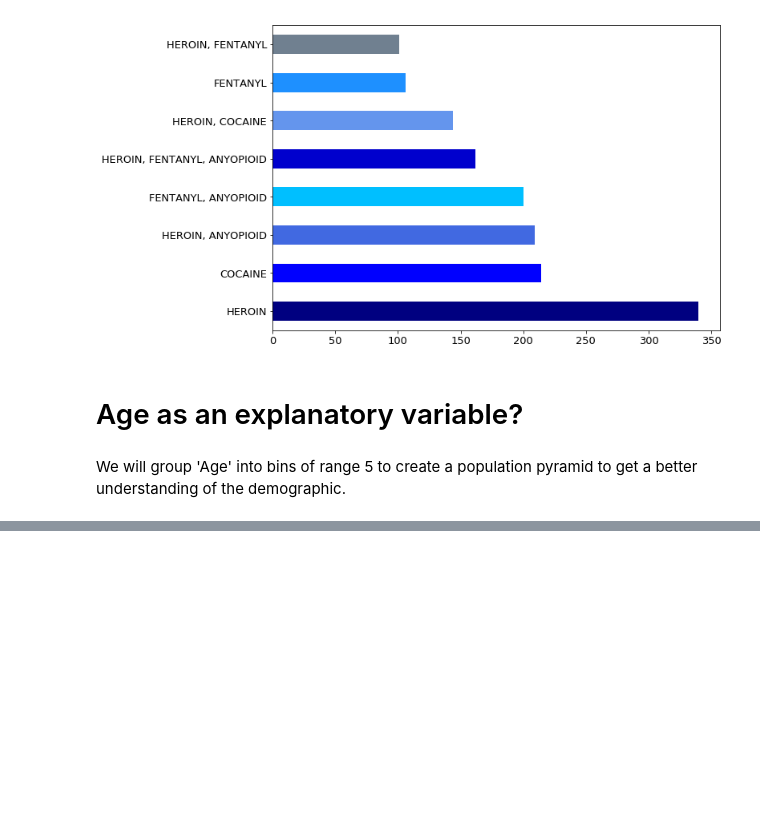
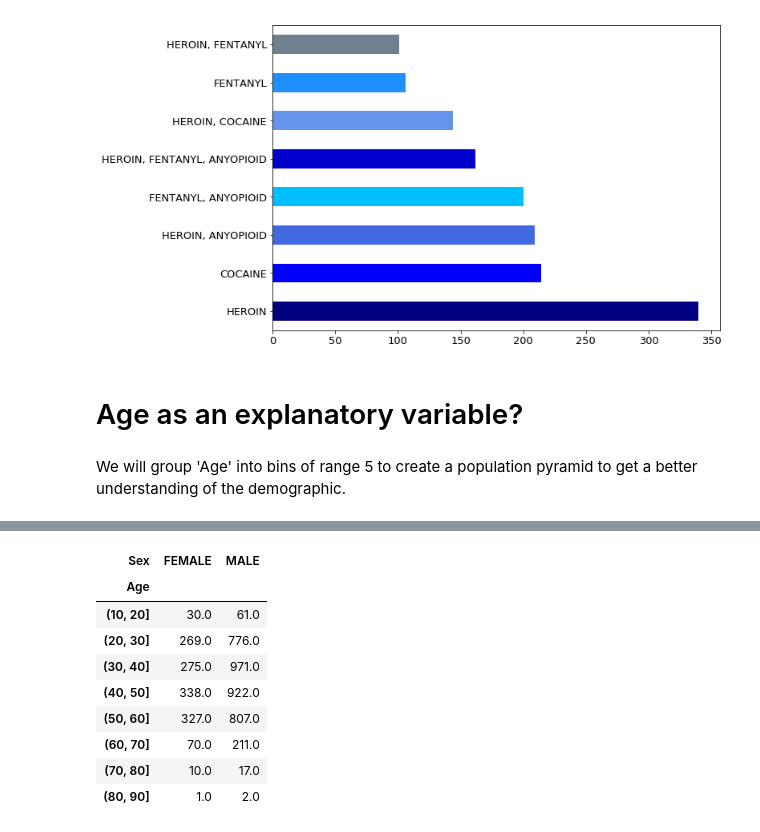
Before and after one commit to kalbond/data_science_term_project, a Jupyter notebook: notebooks/accidental_drug_related_deaths.ipynb, the cells around one changed output, grey strips where cells are left out. Cells and saved outputs as stored; diff of their text form; code cells hidden in the pictures; blank space fills up the shorter version.

```diff
--- a/notebooks/accidental_drug_related_deaths.ipynb
+++ b/notebooks/accidental_drug_related_deaths.ipynb
@@ -385,0 +442,17 @@ plt.show()
+# %%
+# Pivot Table, grouped by Sex and Age
+
+bins = pd.cut(add_df['Age'], [0, 10, 20, 30, 40, 50, 60, 70, 80, 90, 100], right=True)
+sex_age = add_df.pivot_table('Age', index = bins, columns = 'Sex', aggfunc='count')
+sex_age
+# %% [output]
+| Sex | FEMALE | MALE |
+| Age |  |  |
+| (10, 20] | 30.0 | 61.0 |
+| (20, 30] | 269.0 | 776.0 |
+| (30, 40] | 275.0 | 971.0 |
+| (40, 50] | 338.0 | 922.0 |
+| (50, 60] | 327.0 | 807.0 |
+| (60, 70] | 70.0 | 211.0 |
+| (70, 80] | 10.0 | 17.0 |
+| (80, 90] | 1.0 | 2.0 |
```
Also changed, not shown: parts of 9 cells of this notebook.
